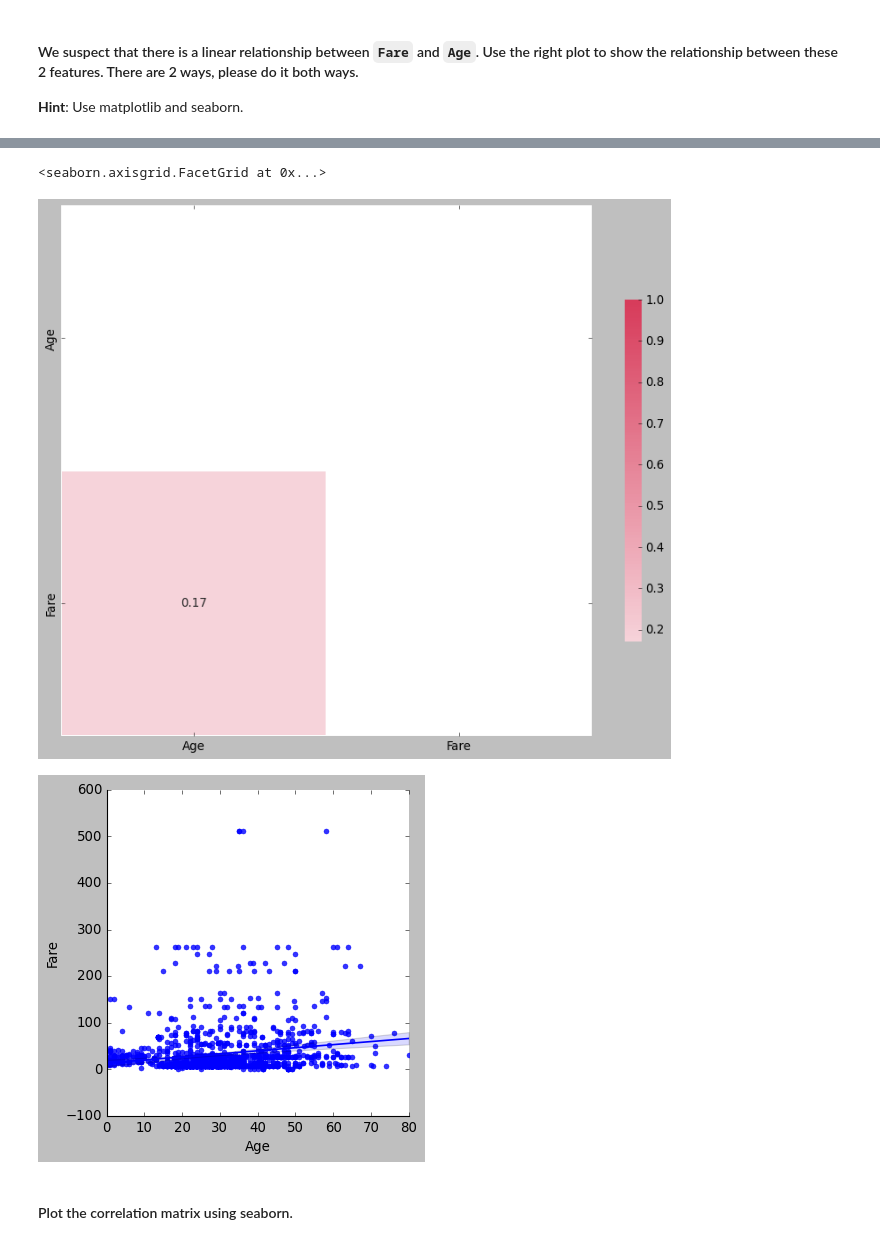
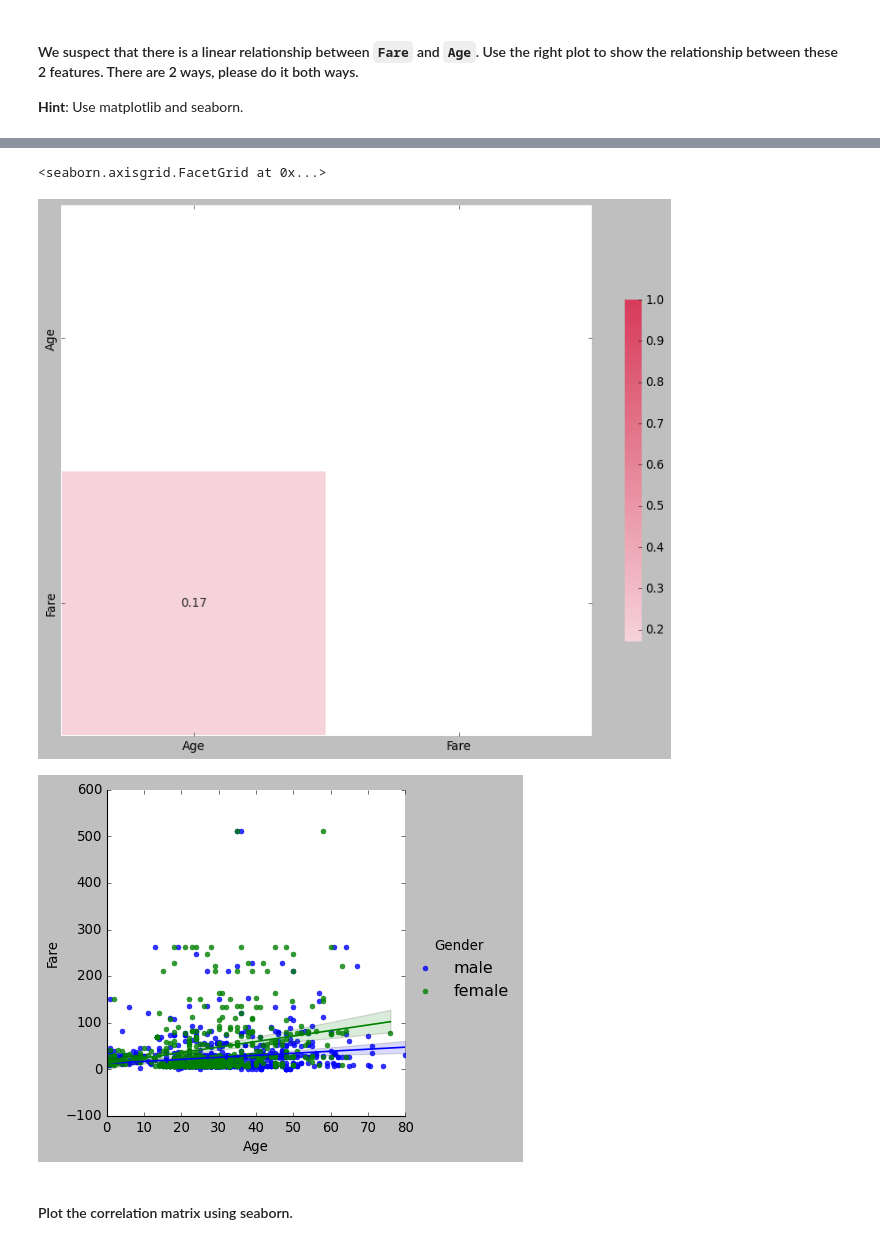
Before and after one commit to Adonis232/dataptmad0420, a Jupyter notebook: module-2/matplotlib-seaborn/your-code/main.ipynb, the cells around one changed output, grey strips where cells are left out. Cells and saved outputs as stored; diff of their text form; code cells hidden in the pictures.

```diff
--- a/module-2/matplotlib-seaborn/your-code/main.ipynb
+++ b/module-2/matplotlib-seaborn/your-code/main.ipynb
@@ -425,26 +423,27 @@ ValueError: Boolean array expected for the condition, not object
 # %%
 # Method 2 - seaborn
 # your code here
 
 corr = titanic[['Age','Fare']].corr()
 
 mask = np.triu(np.ones_like(corr, dtype=np.bool))
 mask[np.triu_indices_from(mask)] = True
 
 fig, ax = plt.subplots(figsize=(12,12))
 
 cmap = sns.diverging_palette(1,5,as_cmap=True)
 
 sns.heatmap(corr, mask=mask, cmap=cmap, annot=True, vmax=1, center=0,
            square=True, linewidth=1,cbar_kws={'shrink':.5})
 
 ##########
 
-sns.lmplot(data=titanic,x='Age',y='Fare')
+
+sns.lmplot(data=titanic,x='Age',y='Fare',hue='Gender')
 # %% [output]
 <seaborn.axisgrid.FacetGrid at 0x...>
 [figure]
-[figure, old version]
+[figure, new version]
 # %% [markdown]
 #### Plot the correlation matrix using seaborn.
 # %%
```
Also changed, not shown: parts of 6 cells of this notebook.
